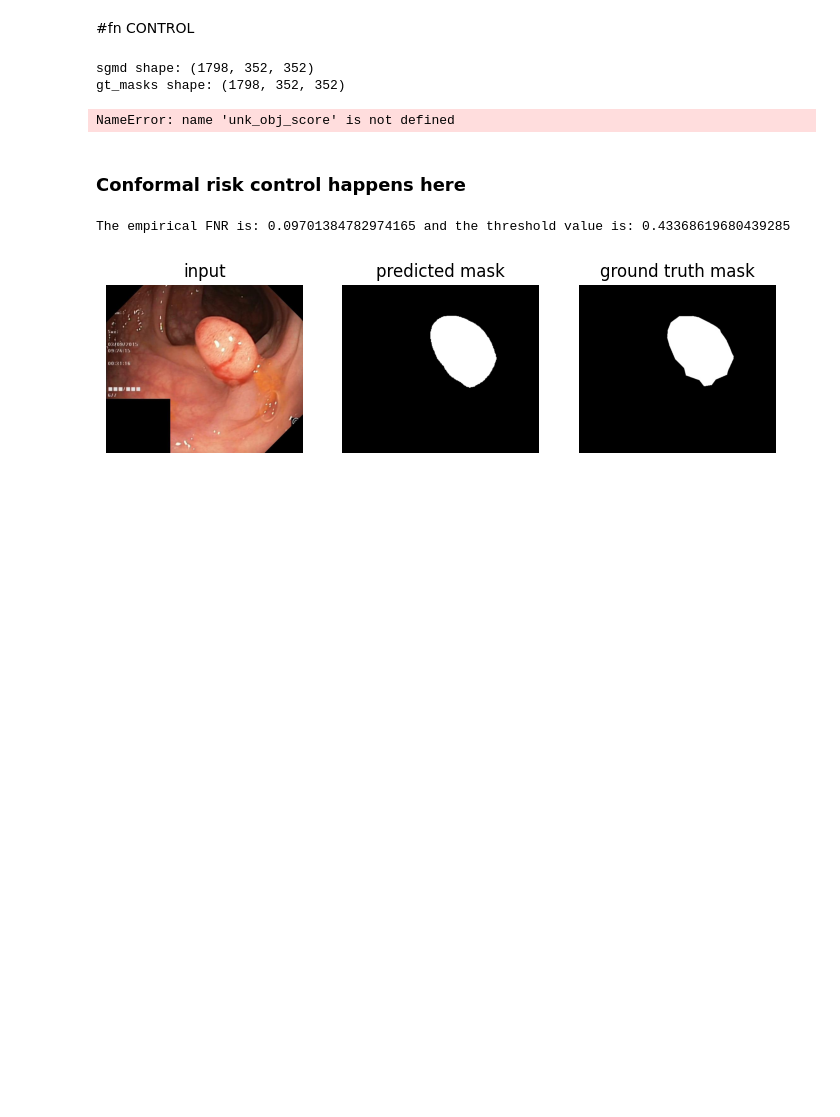
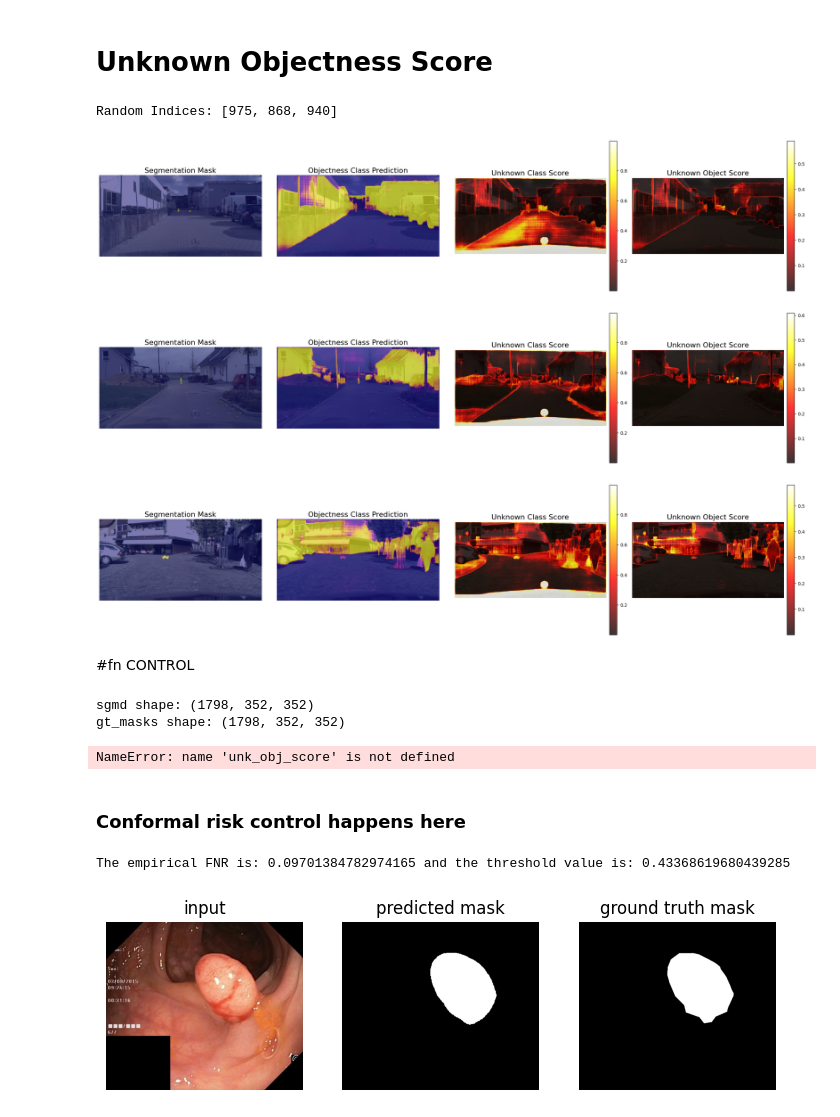
Before and after one commit to edgarcancinoe/maybe-obstacle, a Jupyter notebook: UAROI_Confromal_Risk_Control.ipynb, the cells around one changed output. Drawn from its saved outputs; the diff is of its cells as text; code cells hidden in the pictures; blank space fills up the shorter version.

```diff
--- a/UAROI_Confromal_Risk_Control.ipynb
+++ b/UAROI_Confromal_Risk_Control.ipynb
@@ -107,10 +0,0 @@ def visualize_multilabel_mask(image, multilabel_mask, save_path=None):
-# %%
-def load_weights(model, path):
-    if not os.path.exists(path):
-        print("No model weights found at:", path)
-        return model # Return the original model if no weights are found
-    # Load the state dictionary directly from the file
-    state_dict = torch.load(path)
-    model.load_state_dict(state_dict)
-    print(f"✅ Loaded model weights from {path}")
-    return model
@@ -381,3 +241,36 @@ NameError: name 'val_set' is not defined
+# %%
+""" MODEL DEFINITION
+  Create model for Cityscapes with 7 grouped classes + objectness
+  As mentioned in the paper:
+  1. "road"
+  2. "flat(w/o road)"
+  3. "human"
+  4. "vehicle"
+  5. "construction"
+  6. "object"
+  7. "background"
+"""
+
+model = DeepLabV3_SigmoidHead(num_classes=7, weights_path=model_weights)
+model = model.to(DEVICE)
+# %% [markdown]
+# Unknown Objectness Score
+# %%
+df = dataset_test
+
+import random
+indices = random.sample(range(len(dataset_train)), 3)
+print(f"Random Indices: {indices}")
+
+for idx in indices:
+  image, mask = df[idx]
+  unkown_obj_score, unknown_score, objectness_score, pred_mask = model.unknown_obj_scores(image, uos_only=False)
+  df.visualize_uos(idx, unkown_obj_score, unknown_score, objectness_score)
+# %% [output]
+Random Indices: [975, 868, 940]
+[figure, added]
+[figure, added]
+[figure, added]
 # %% [markdown]
 #fn CONTROL
 # %%
```
Also changed, not shown: parts of 35 cells of this notebook, 7 other files.
